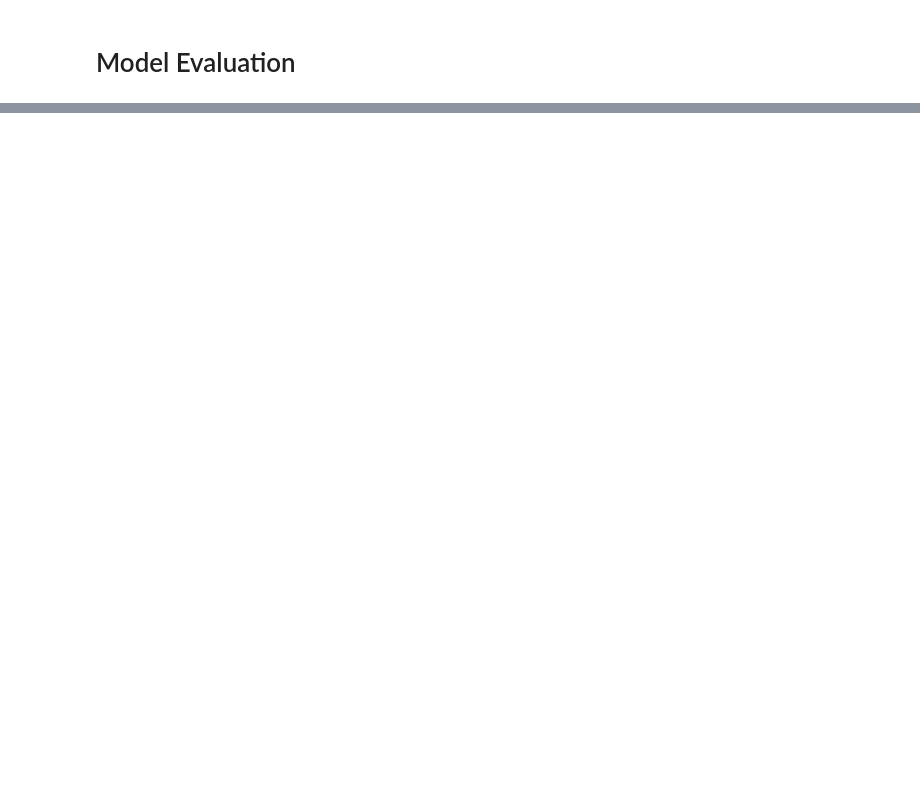
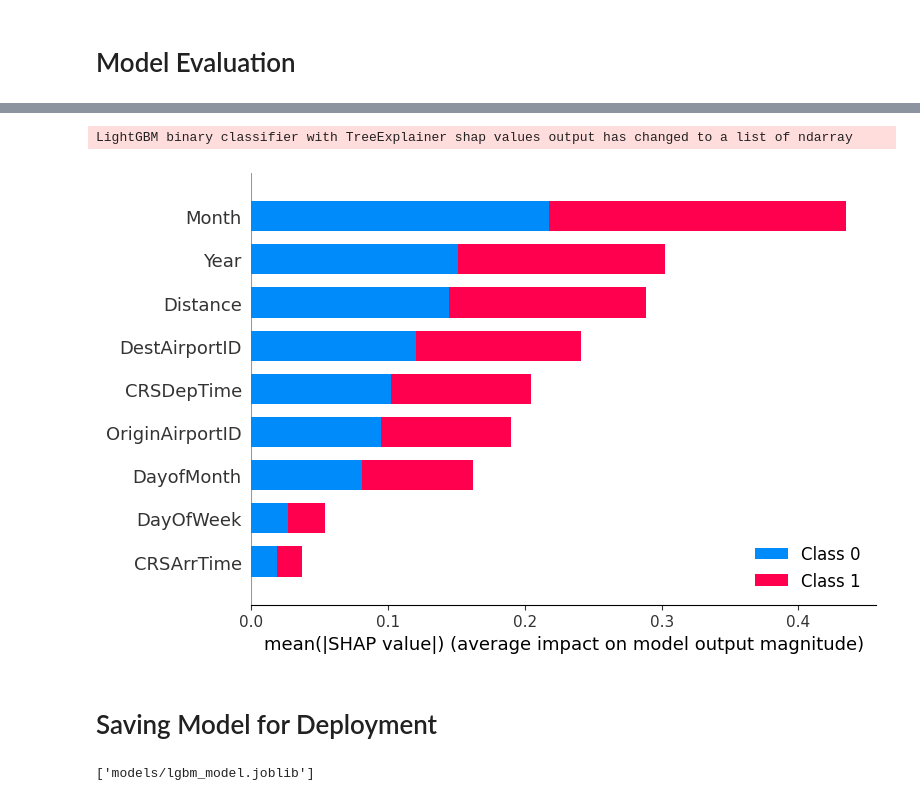
Before and after one commit to christinewinter/ml-flight-cancellation-prediction, a Jupyter notebook: flight-delay-prediction.ipynb, the cells around one changed output, grey strips where cells are left out. Drawn from its saved outputs; the diff is of its cells as text; code cells hidden in the pictures; blank space fills up the shorter version.

```diff
--- a/flight-delay-prediction.ipynb
+++ b/flight-delay-prediction.ipynb
@@ -392,0 +361,18 @@ plt.show()
+# %%
+import shap
+import lightgbm as lgb
+import matplotlib.pyplot as plt
+
+# Create the SHAP explainer object
+explainer = shap.TreeExplainer(model)
+
+# Calculate SHAP values - this might take some time for larger datasets
+shap_values = explainer.shap_values(X_train)
+
+# Summarize the effects of all the features
+shap.summary_plot(shap_values, X_train, plot_type="bar")
+# %% [output]
+LightGBM binary classifier with TreeExplainer shap values output has changed to a list of ndarray
+[figure, added]
+# %% [markdown]
+# Saving Model for Deployment
@@ -392,0 +381,4 @@ plt.show()
+# %%
+dump(model, 'models/lgbm_model.joblib')
+# %% [output]
+['models/lgbm_model.joblib']
```
Also changed, not shown: parts of 45 cells of this notebook, 5 other files.
